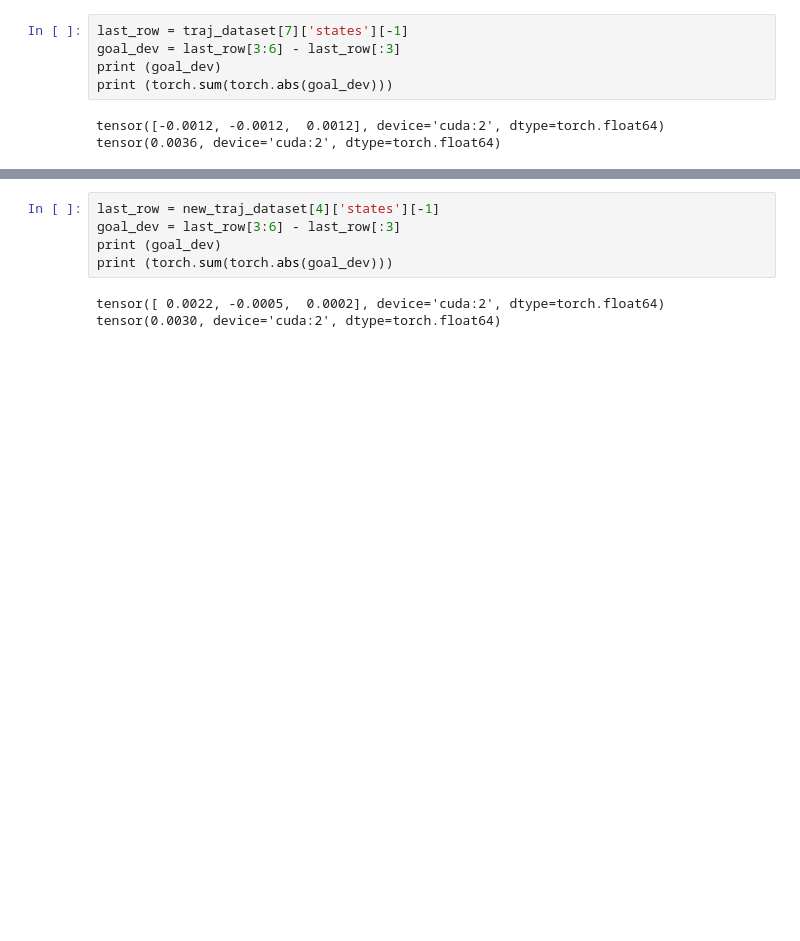
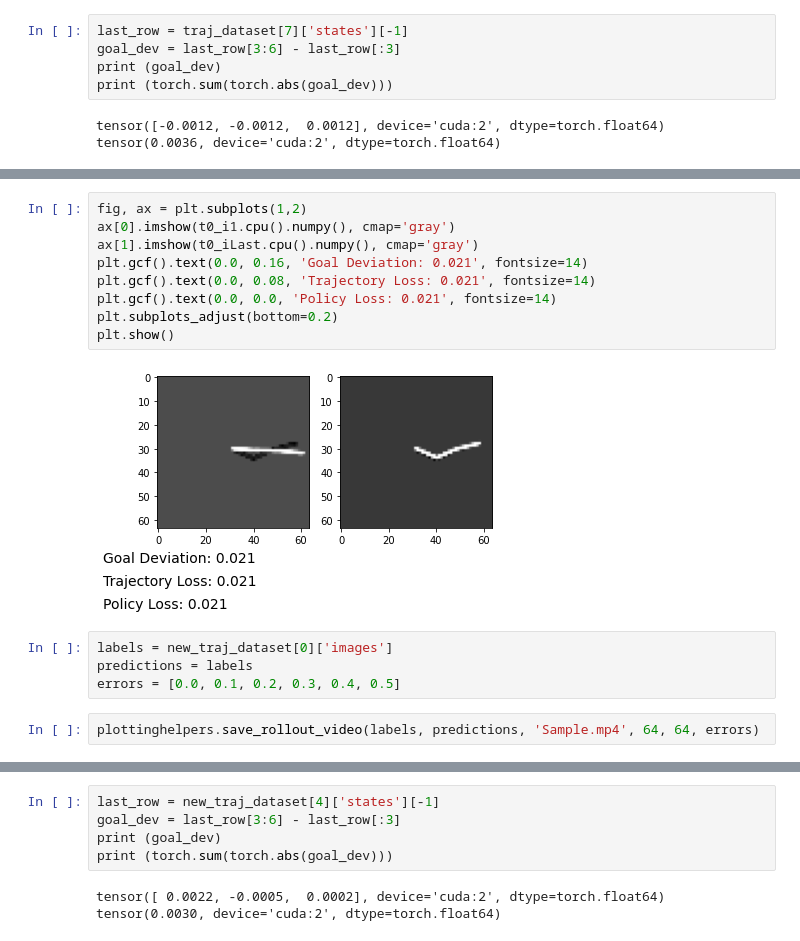
Before and after one commit to PradeepKadubandi/DemoPlanner, a Jupyter notebook: playground.ipynb, the cells around one changed output, grey strips where cells are left out. Saved outputs shown, nothing was run; the diff lists cells and outputs as text; blank space fills up the shorter version.

```diff
--- a/playground.ipynb
+++ b/playground.ipynb
@@ -235 +236,18 @@ new_t4_last = new_traj_dataset[4]['images'][-1].reshape(64, 64)
+# %%
+fig, ax = plt.subplots(1,2)
+ax[0].imshow(t0_i1.cpu().numpy(), cmap='gray')
+ax[1].imshow(t0_iLast.cpu().numpy(), cmap='gray')
+plt.gcf().text(0.0, 0.16, 'Goal Deviation: 0.021', fontsize=14)
+plt.gcf().text(0.0, 0.08, 'Trajectory Loss: 0.021', fontsize=14)
+plt.gcf().text(0.0, 0.0, 'Policy Loss: 0.021', fontsize=14)
+plt.subplots_adjust(bottom=0.2)
+plt.show()
+# %% [output]
+[figure, added]
+# %%
+labels = new_traj_dataset[0]['images']
+predictions = labels
+errors = [0.0, 0.1, 0.2, 0.3, 0.4, 0.5]
+# %%
+plottinghelpers.save_rollout_video(labels, predictions, 'Sample.mp4', 64, 64, errors)
 # %%
```
Also changed, not shown: parts of 17 cells of this notebook, 1 other file.
